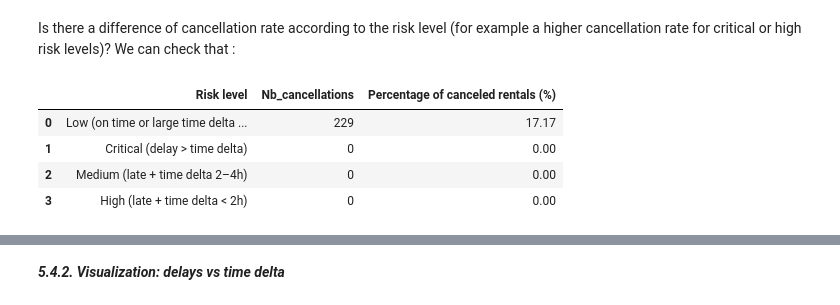
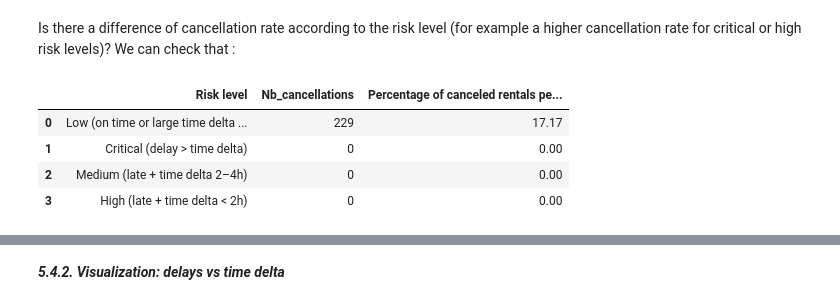
Before and after one commit to Mounia-Agronomist-Datascientist/Getaround_delay_analysis, a Jupyter notebook: NOTEBOOK/getaround_delay_analysis.ipynb, the cells around one changed output, grey strips where cells are left out. Saved outputs shown, nothing was run; the diff lists cells and outputs as text; code cells hidden in the pictures.

```diff
--- a/NOTEBOOK/getaround_delay_analysis.ipynb
+++ b/NOTEBOOK/getaround_delay_analysis.ipynb
@@ -662,26 +654,26 @@ Is there a difference of cancellation rate according to the risk level (for exam
 # %%
 # Number of cancellations per risk level categories.
 risk_names_list = df['risk_level'].unique().tolist()
 
 nb_cancellations = []
 percentage_cancellations = []
 
 for risk in risk_names_list:
     df_risk = df[df['risk_level'] == risk]
 
     nb_cancel = len(df_risk[df_risk['state'] == 'canceled'])
     nb_total = len(df_risk)
 
     nb_cancellations.append(nb_cancel)
     percentage_cancellations.append(100 * nb_cancel / nb_total if nb_total > 0 else 0)
 
 pd.DataFrame({
     "Risk level": risk_names_list,
     "Nb_cancellations": nb_cancellations,
-    "Percentage of canceled rentals (%)": [round(p, 2) for p in percentage_cancellations]
+    "Percentage of canceled rentals per risk level (%)": [round(p, 2) for p in percentage_cancellations]
 })
 # %% [output]
-|  | Risk level | Nb_cancellations | Percentage of canceled rentals (%) |
+|  | Risk level | Nb_cancellations | Percentage of canceled rentals pe... |
 | 0 | Low (on time or large time delta ... | 229 | 17.17 |
 | 1 | Critical (delay > time delta) | 0 | 0.00 |
 | 2 | Medium (late + time delta 2–4h) | 0 | 0.00 |
```
Also changed, not shown: parts of 22 cells of this notebook.
